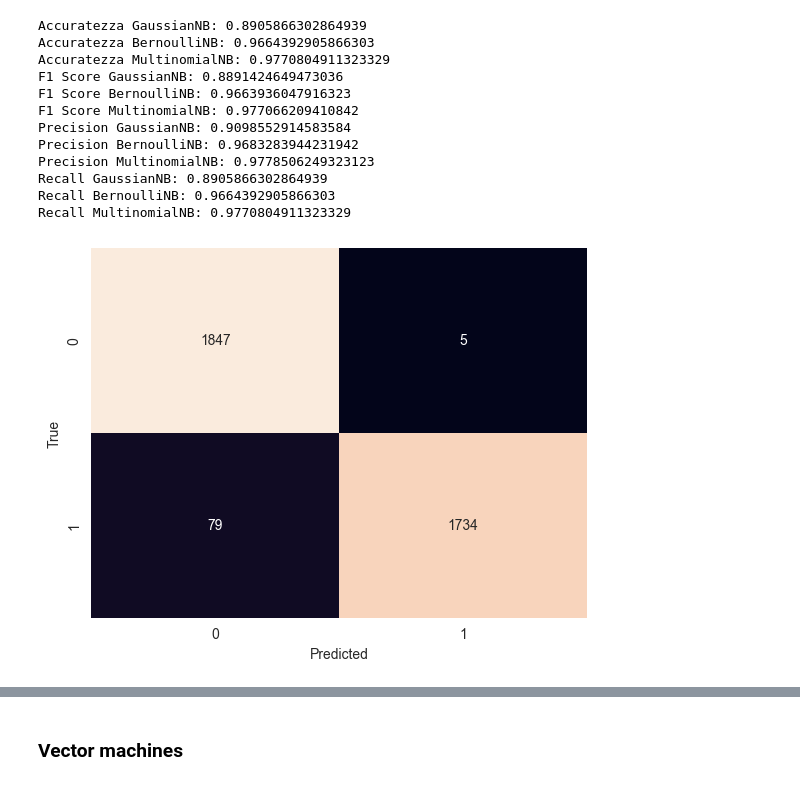
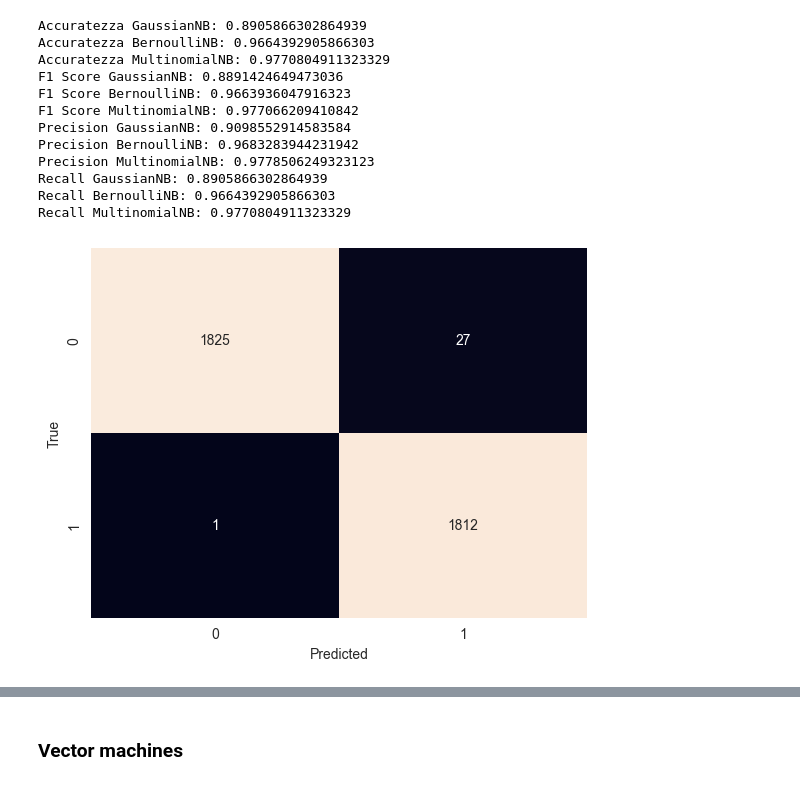
Before and after one commit to Dabi1290/S.I.D, a Jupyter notebook: Training.ipynb, the cells around one changed output, grey strips where cells are left out. Saved outputs shown, nothing was run; the diff lists cells and outputs as text; code cells hidden in the pictures.

```diff
--- a/Training.ipynb
+++ b/Training.ipynb
@@ -342,18 +342,18 @@ Recall MultinomialNB: 0.9770804911323329
 # %%
 
 from sklearn.metrics import confusion_matrix
 import seaborn as sns
 
 
 
-conf_matrix = confusion_matrix(y_test, y_pred_mnb)
+conf_matrix = confusion_matrix(y_test, y_pred_linear_svc)
 sns.heatmap(conf_matrix, annot=True, fmt="d",cbar=False)
 plt.ylabel('True')
 plt.xlabel('Predicted')
 
 plt.show()
 # %% [output]
-[figure, old version]
+[figure, new version]
 # %%
 from sklearn.metrics import roc_curve, auc
 
```
Also changed, not shown: parts of 3 cells of this notebook, 25 other files.
